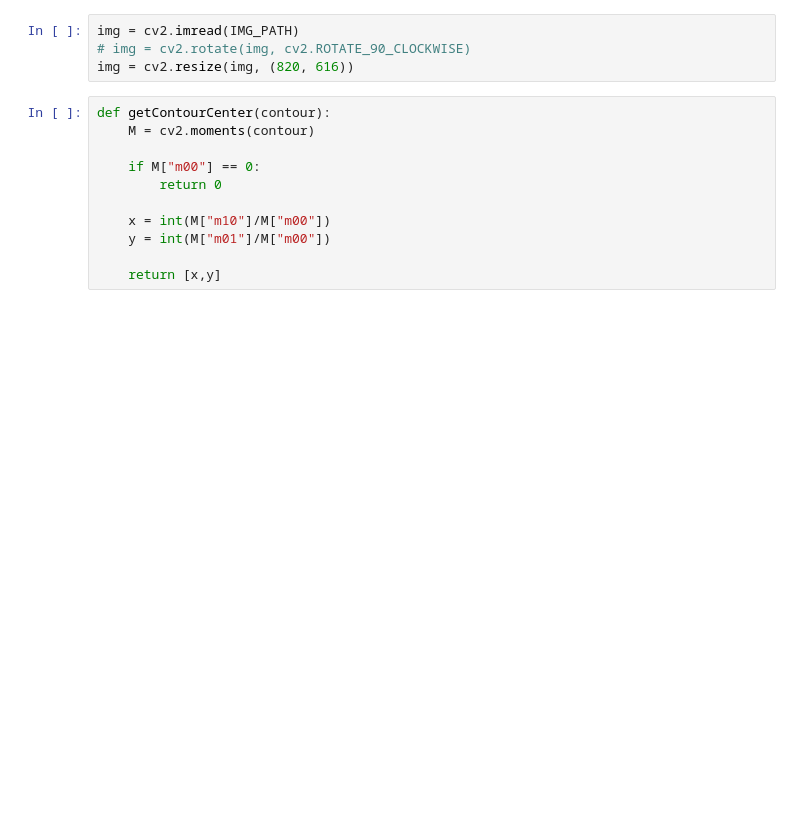
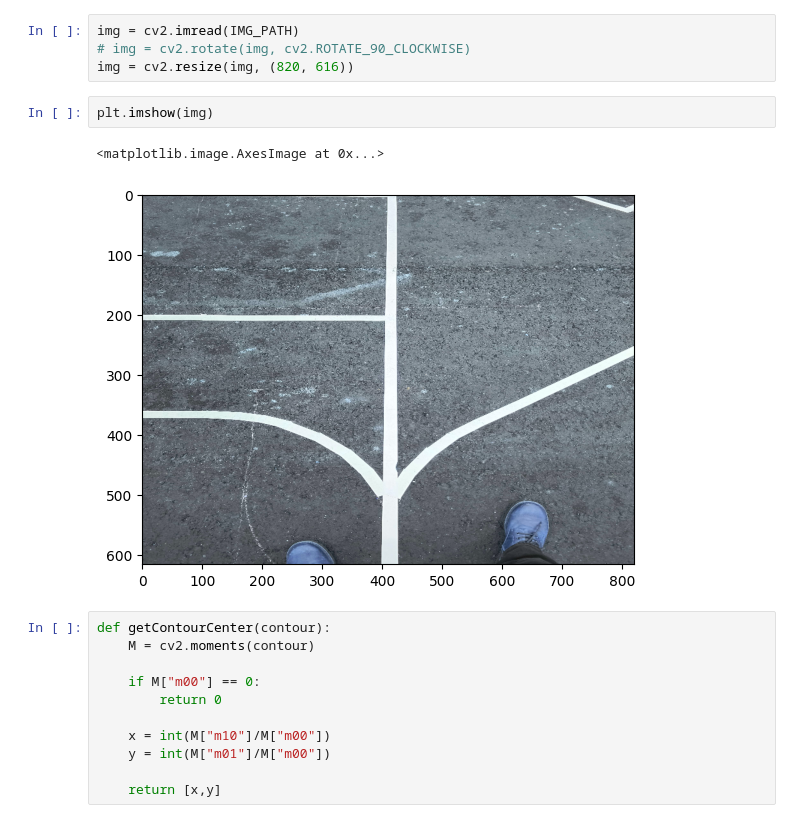
Before and after one commit to RaixSplitter/robobot, a Jupyter notebook: notebook/linedetect.ipynb, the cells around one changed output. Saved outputs shown, nothing was run; the diff lists cells and outputs as text; blank space fills up the shorter version.

```diff
--- a/notebook/linedetect.ipynb
+++ b/notebook/linedetect.ipynb
@@ -17,6 +17,11 @@ dist = np.load(DIST_PATH)
 img = cv2.imread(IMG_PATH)
 # img = cv2.rotate(img, cv2.ROTATE_90_CLOCKWISE)
 img = cv2.resize(img, (820, 616))
+# %%
+plt.imshow(img)
+# %% [output]
+<matplotlib.image.AxesImage at 0x...>
+[figure, added]
 # %%
 def getContourCenter(contour):
     M = cv2.moments(contour)
```
Also changed, not shown: parts of 6 cells of this notebook, 2 other files.
